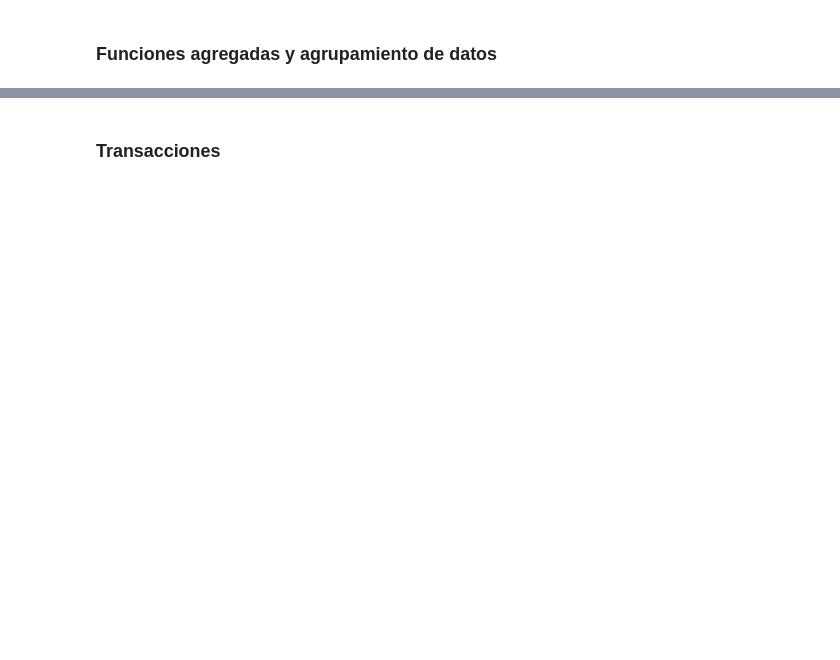
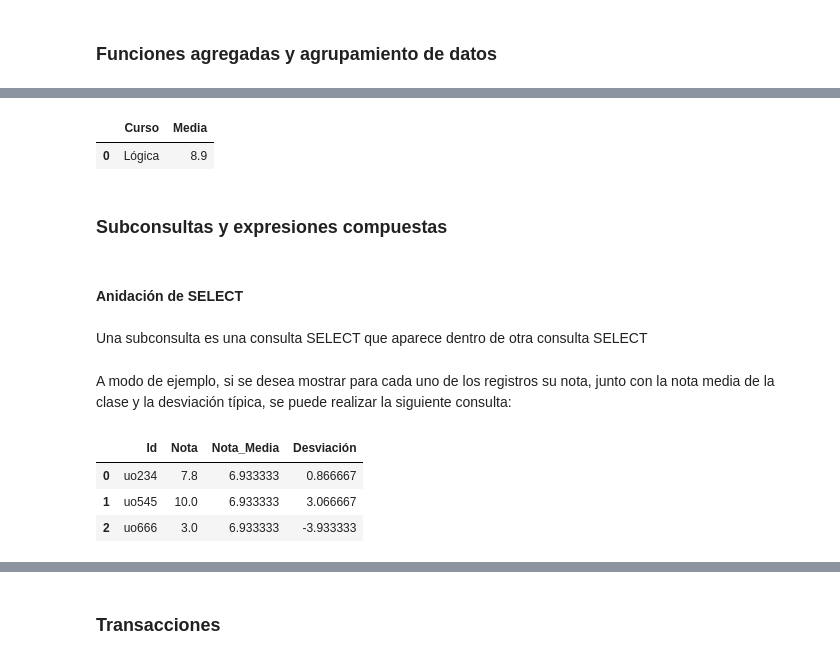
Before and after one commit to cursosLabra/introBBDD, a Jupyter notebook: Books/presentacion.ipynb, the cells around one changed output, grey strips where cells are left out. Drawn from its saved outputs; the diff is of its cells as text; code cells hidden in the pictures; blank space fills up the shorter version.

```diff
--- a/Books/presentacion.ipynb
+++ b/Books/presentacion.ipynb
@@ -244,0 +503,32 @@ pd.read_sql("""
+# %%
+pd.read_sql("""
+ SELECT Curso, AVG(Nota) AS Media
+ FROM NotasCurso
+ GROUP BY Curso
+ HAVING Media > 8
+""", con)
+# %% [output]
+|  | Curso | Media |
+| 0 | Lógica | 8.9 |
+# %% [markdown]
+### Subconsultas y expresiones compuestas
+# %% [markdown]
+#### Anidación de SELECT
+# %% [markdown]
+Una subconsulta es una consulta SELECT que aparece dentro de otra consulta SELECT
+# %% [markdown]
+A modo de ejemplo, si se desea mostrar para cada uno de los registros su nota, junto con la nota media de la clase y la desviación típica, se puede realizar la siguiente consulta:
+# %%
+pd.read_sql("""
+ SELECT
+    N.Id,
+    N.Nota,
+    (SELECT AVG(N2.Nota) FROM Valores N2) AS Nota_Media,
+    N.Nota - (SELECT AVG(N3.Nota) FROM Valores N3) AS Desviación
+  FROM Valores N
+""", con)
+# %% [output]
+|  | Id | Nota | Nota_Media | Desviación |
+| 0 | uo234 | 7.8 | 6.933333 | 0.866667 |
+| 1 | uo545 | 10.0 | 6.933333 | 3.066667 |
+| 2 | uo666 | 3.0 | 6.933333 | -3.933333 |
```
Also changed, not shown: parts of 73 cells of this notebook, 10 other files.
